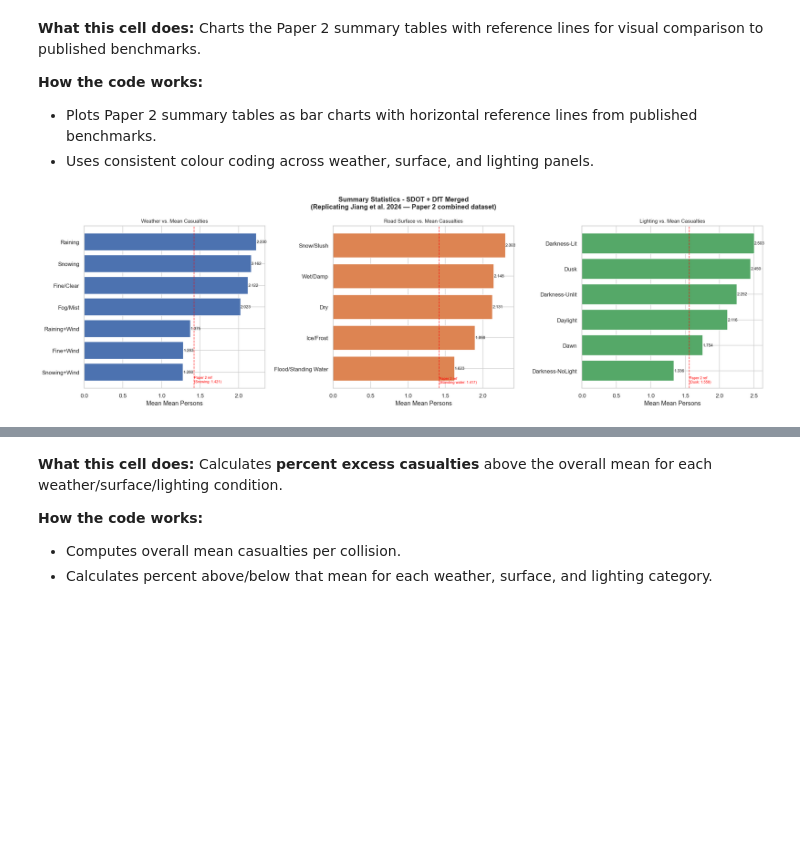
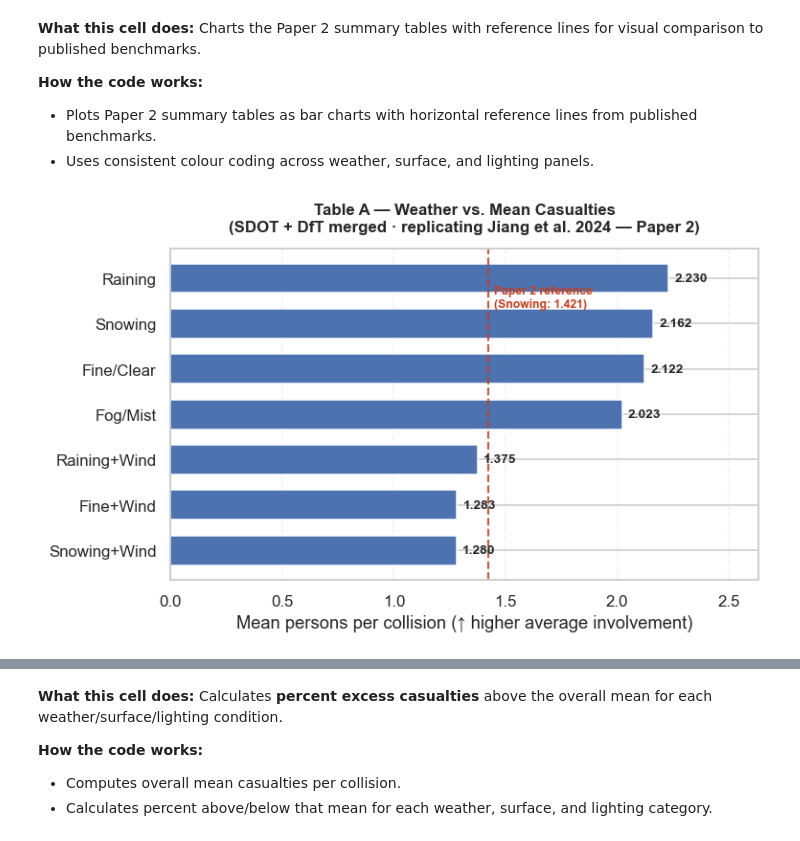
Before and after one commit to afolabi-adesina-m/Smart-Shield-AI, a Jupyter notebook: notebooks/capstone_with_results.ipynb, the cells around one changed output, grey strips where cells are left out. Cells and saved outputs as stored; diff of their text form; code cells hidden in the pictures; blank space fills up the shorter version.

```diff
--- a/notebooks/capstone_with_results.ipynb
+++ b/notebooks/capstone_with_results.ipynb
@@ -1762,37 +1905,70 @@ Fine+Wind             1.283
 - Plots Paper 2 summary tables as bar charts with horizontal reference lines from published benchmarks.
 - Uses consistent colour coding across weather, surface, and lighting panels.
 # %%
-# ── Visualise Tables A / B / C with Paper 2 reference lines ──────────────────
+# ── Visualise Tables A / B / C with Paper 2 reference lines (3 separate figures) ─
 # Red dashed lines = published Paper 2 means; bars = our SDOT+DfT merged replication.
-fig, axes = plt.subplots(1, 3, figsize=(20, 6))
-fig.suptitle("Summary Statistics - SDOT + DfT Merged\n"
-             "(Replicating Jiang et al. 2024 — Paper 2 combined dataset)",
-             fontsize=13, fontweight="bold")
 
-def bar_ref(ax, df, col, title, ref_label=None, ref_val=None, color="#4C72B0"):
-    vals   = df[col].values
+
+def bar_ref_chart(df, col, title, dataset_label, ref_label=None, ref_val=None, color="#4C72B0"):
+    """Single full-width horizontal bar chart with Paper 2 reference line."""
+    vals = df[col].values
     labels = df.index.tolist()
-    bars   = ax.barh(labels, vals, color=color)
-    ax.set_title(title, fontsize=10)
-    ax.set_xlabel("Mean " + col.replace("_", " "))
+    x_hi = max(float(vals.max()) * 1.18, (ref_val or 0) * 1.12, 0.5)
+
+    fig, ax = plt.subplots(figsize=(9, max(4.5, len(labels) * 0.55)))
+    bars = ax.barh(labels, vals, color=color, edgecolor="white", height=0.65)
+    ax.set_title(
+        f"{dataset_label} — {title}\n"
+        f"(SDOT + DfT merged · replicating Jiang et al. 2024 — Paper 2)",
+        fontweight="bold",
+        fontsize=11,
+        pad=12,
+    )
+    ax.set_xlabel("Mean persons per collision (↑ higher average involvement)")
+    ax.set_xlim(0, x_hi)
     ax.invert_yaxis()
+    ax.grid(axis="x", alpha=0.25, linestyle="--")
+
     for bar, val in zip(bars, vals):
-        ax.text(val + 0.002, bar.get_y() + bar.get_height()/2,
-                f"{val:.3f}", va="center", fontsize=8)
+        ax.text(
+            val + x_hi * 0.01,
+            bar.get_y() + bar.get_height() / 2,
+            f"{val:.3f}",
+            va="center",
+            fontsize=9,
+            fontweight="bold",
+        )
+
     if ref_val is not None:
-        ax.axvline(ref_val, color="red", linestyle="--", linewidth=1.2, alpha=0.7)
-        ax.text(ref_val + 0.003, len(df) - 0.5,
-                f"Paper 2 ref\n({ref_label}: {ref_val})",
-                color="red", fontsize=7, va="bottom")
+        ax.axvline(ref_val, color="#C73E1D", linestyle="--", linewidth=1.4, alpha=0.85)
+        ax.text(
+            ref_val + x_hi * 0.01,
+            0.15,
+            f"Paper 2 reference\n({ref_label}: {ref_val:.3f})",
+            color="#C73E1D",
+            fontsize=8,
+            va="top",
+            fontweight="bold",
+        )
 
-bar_ref(axes[0], tbl_weather, "Mean_Persons", "Weather vs. Mean Casualties",
-        ref_label="Snowing", ref_val=1.421, color="#4C72B0")
-bar_ref(axes[1], tbl_rsc,     "Mean_Persons", "Road Surface vs. Mean Casualties",
-        ref_label="Standing water", ref_val=1.417, color="#DD8452")
-bar_ref(axes[2], tbl_light,   "Mean_Persons", "Lighting vs. Mean Casualties",
-        ref_label="Dusk", ref_val=1.558, color="#55A868")
+    fig.subplots_adjust(left=0.28, bottom=0.12, top=0.82)
+    plt.show()
 
-plt.tight_layout()
-plt.show()
+
+bar_ref_chart(
+    tbl_weather, "Mean_Persons",
+    "Weather vs. Mean Casualties", "Table A",
+    ref_label="Snowing", ref_val=1.421, color="#4C72B0",
+)
+bar_ref_chart(
+    tbl_rsc, "Mean_Persons",
+    "Road Surface vs. Mean Casualties", "Table B",
+    ref_label="Standing water", ref_val=1.417, color="#DD8452",
+)
+bar_ref_chart(
+    tbl_light, "Mean_Persons",
+    "Lighting vs. Mean Casualties", "Table C",
+    ref_label="Dusk", ref_val=1.558, color="#55A868",
+)
 # %% [output]
-[figure, old version]
+[figure, new version]
```
Also changed, not shown: parts of 44 cells of this notebook, 43 other files.
